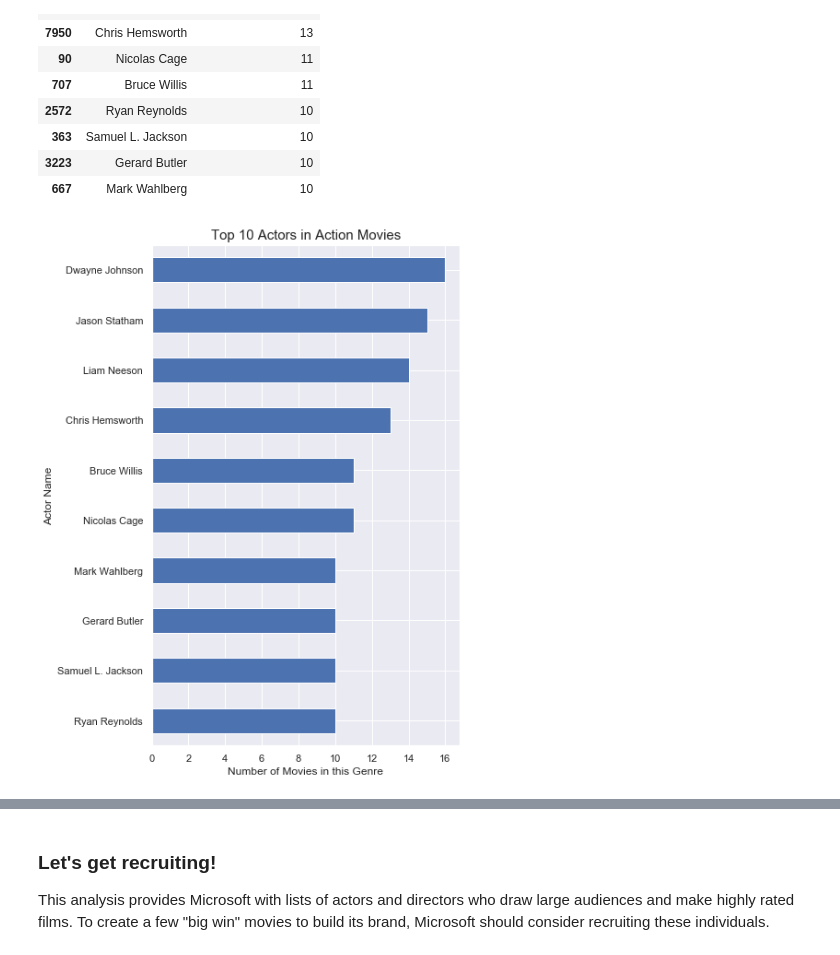
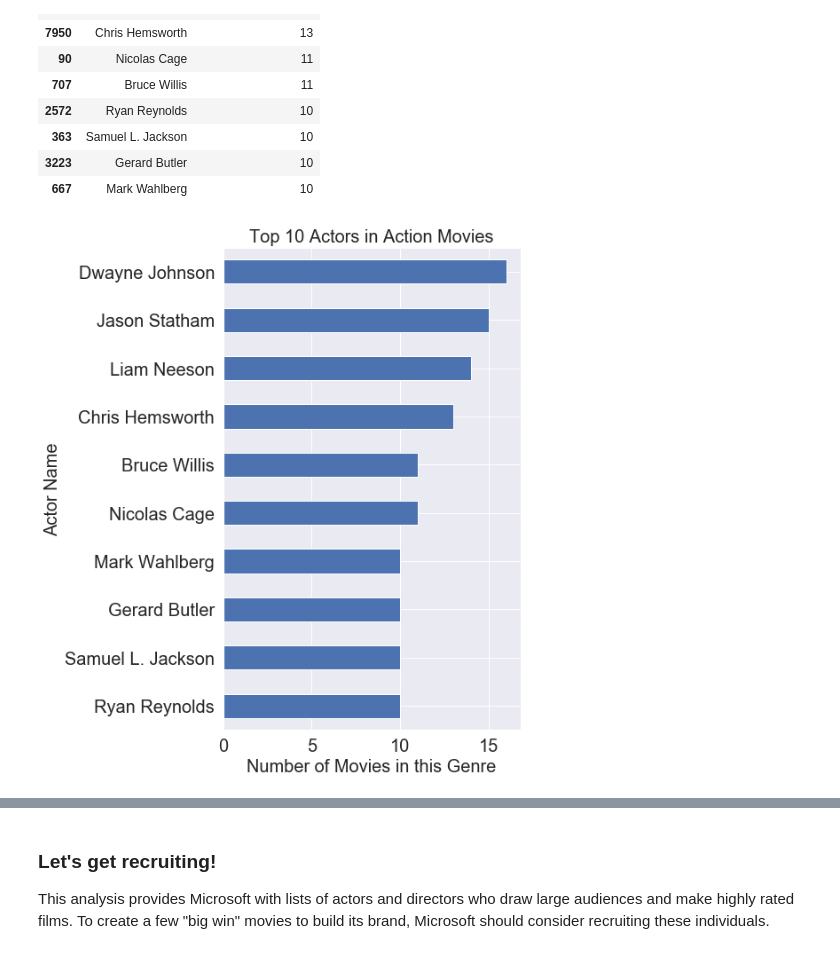
Before and after one commit to lilisbeit/Microsoft-Movies-Project, a Jupyter notebook: Microsoft-Movies-Notebook.ipynb, the cells around one changed output, grey strips where cells are left out. Cells and saved outputs as stored; diff of their text form; code cells hidden in the pictures.

Commit message:
increase actor chart font size

```diff
--- a/Microsoft-Movies-Notebook.ipynb
+++ b/Microsoft-Movies-Notebook.ipynb
@@ -1481,16 +1481,18 @@ find_principals('actor','Action', 10) #testing function
 # %%
 # create visualizations to show the top actors in top genres (Action, Crime, Adventure)
 # start with Action
 
 df = find_principals('actor','Action', 10).sort_values(by='Total Action Movies', ascending=True)
 
 ax = df.plot(kind='barh', x='Principal Name', rot=0, figsize=(6,10))
-ax.set_xlabel("Number of Movies in this Genre")
-ax.set_ylabel("Actor Name")
-ax.set_title('Top 10 Actors in Action Movies',fontsize= 15)
+ax.set_xlabel("Number of Movies in this Genre", fontsize=20)
+ax.set_ylabel("Actor Name", fontsize = 20)
+ax.set_title('Top 10 Actors in Action Movies',fontsize= 20)
 ax.get_legend().remove()
+plt.rc('xtick', labelsize=20)
+plt.rc('ytick', labelsize=20)
 # %% [output]
-[figure, old version]
+[figure, new version]
 # %%
 # now Crime!
 
```
Also changed, not shown: parts of 8 cells of this notebook.
